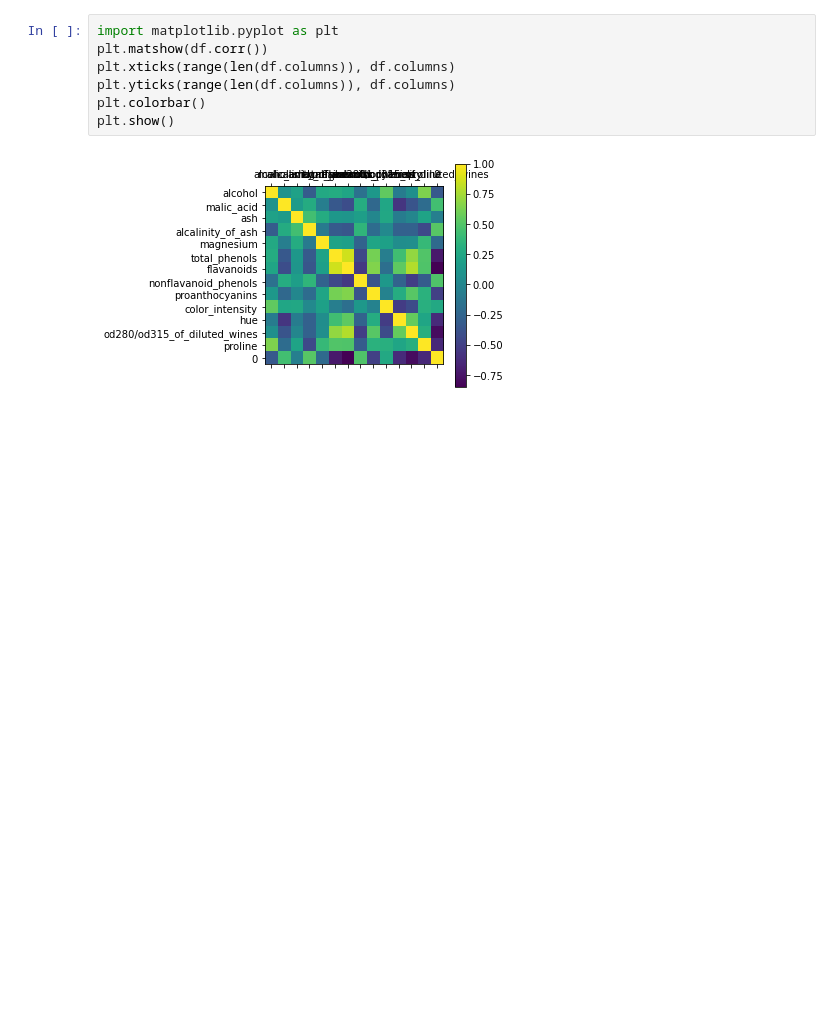
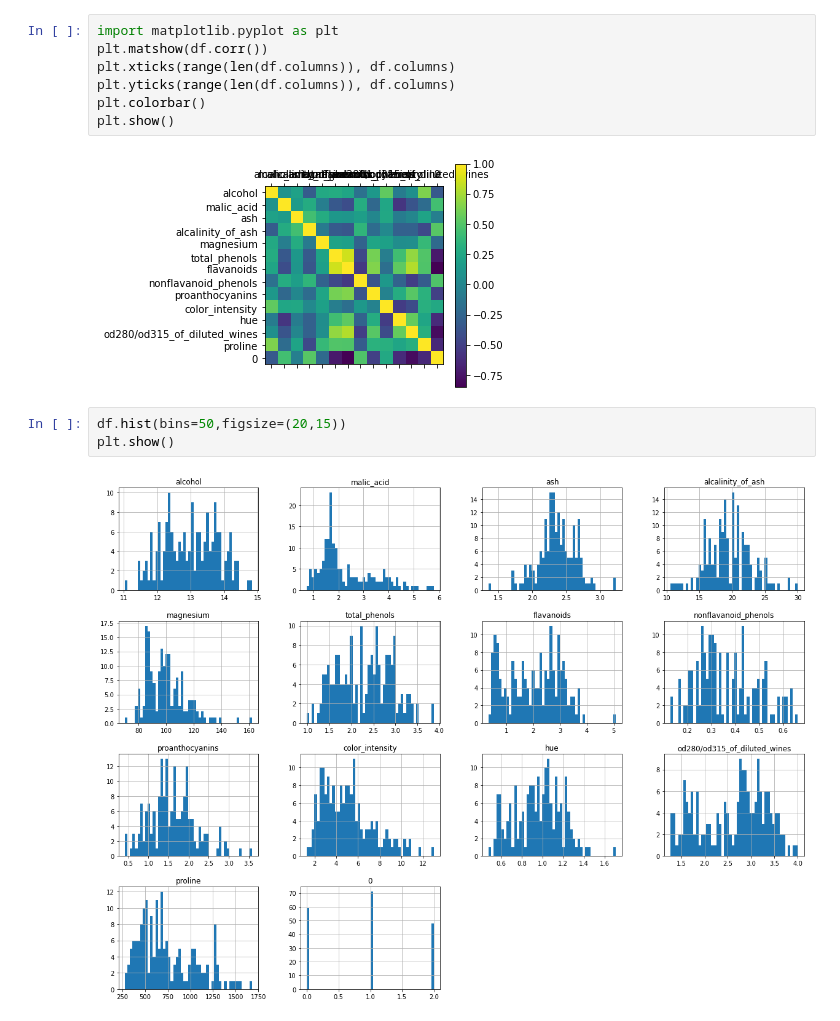
Before and after one commit to WendelSantosD/ICUFPA, a Jupyter notebook: description.ipynb, the cells around one changed output. Drawn from its saved outputs; the diff is of its cells as text; blank space fills up the shorter version.

```diff
--- a/description.ipynb
+++ b/description.ipynb
@@ -84,3 +77,8 @@ plt.colorbar()
 plt.show()
 # %% [output]
 [figure]
+# %%
+df.hist(bins=50,figsize=(20,15))
+plt.show()
+# %% [output]
+[figure, added]
```
Also changed, not shown: parts of 1 cell of this notebook, 1 other file.
